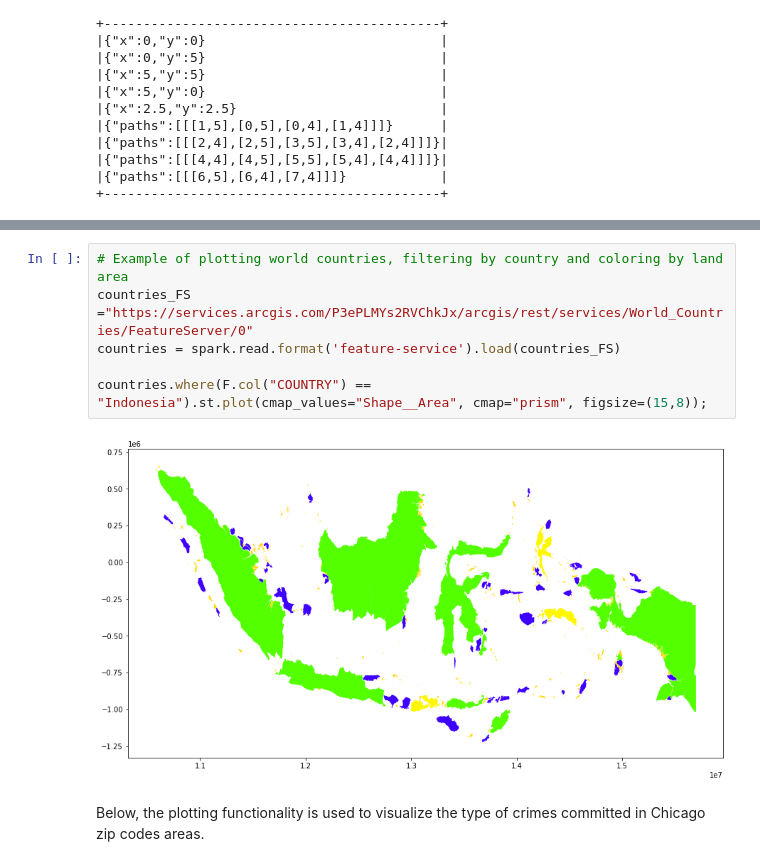
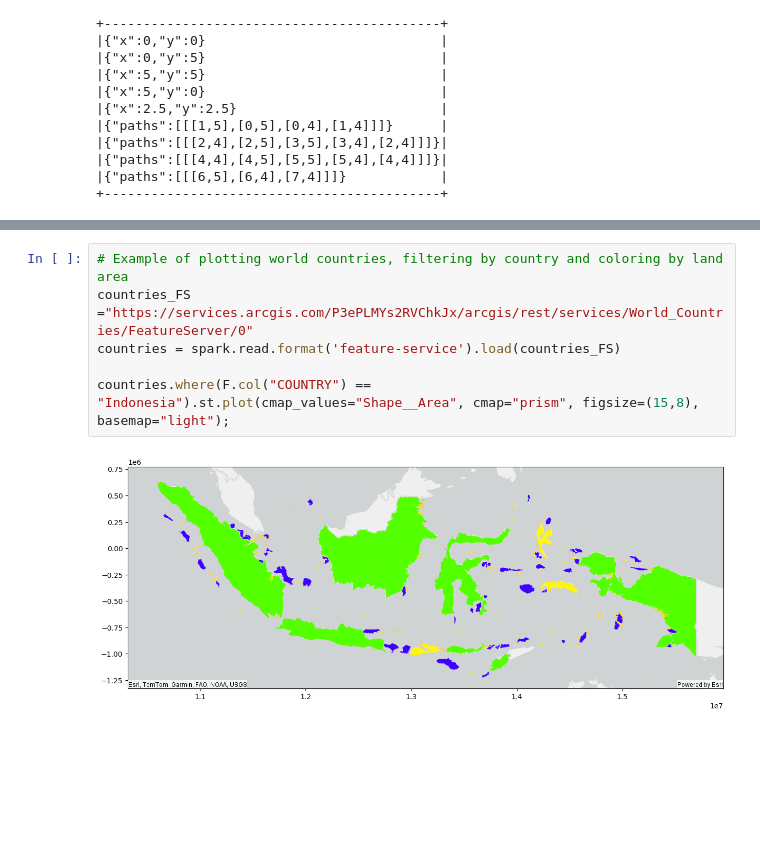
Before and after one commit to Esri/geoanalytics-engine-samples, a Jupyter notebook: notebooks/guide/PlottingGeometries.ipynb, the cells around one changed output, grey strips where cells are left out. Saved outputs shown, nothing was run; the diff lists cells and outputs as text; blank space fills up the shorter version.

```diff
--- a/notebooks/guide/PlottingGeometries.ipynb
+++ b/notebooks/guide/PlottingGeometries.ipynb
@@ -177,10 +184,8 @@ poly_df.st.plot(facecolors="green");
 # %%
 # Example of plotting world countries, filtering by country and coloring by land area
 countries_FS ="https://services.arcgis.com/P3ePLMYs2RVChkJx/arcgis/rest/services/World_Countries/FeatureServer/0"
 countries = spark.read.format('feature-service').load(countries_FS)
 
-countries.where(F.col("COUNTRY") == "Indonesia").st.plot(cmap_values="Shape__Area", cmap="prism", figsize=(15,8));
+countries.where(F.col("COUNTRY") == "Indonesia").st.plot(cmap_values="Shape__Area", cmap="prism", figsize=(15,8), basemap="light");
 # %% [output]
-[figure, old version]
+[figure, new version]
-# %% [markdown]
-Below, the plotting functionality is used to visualize the type of crimes committed in Chicago zip codes areas.<a name="crimes-example" />
```
Also changed, not shown: parts of 38 cells of this notebook, 2 other files.
